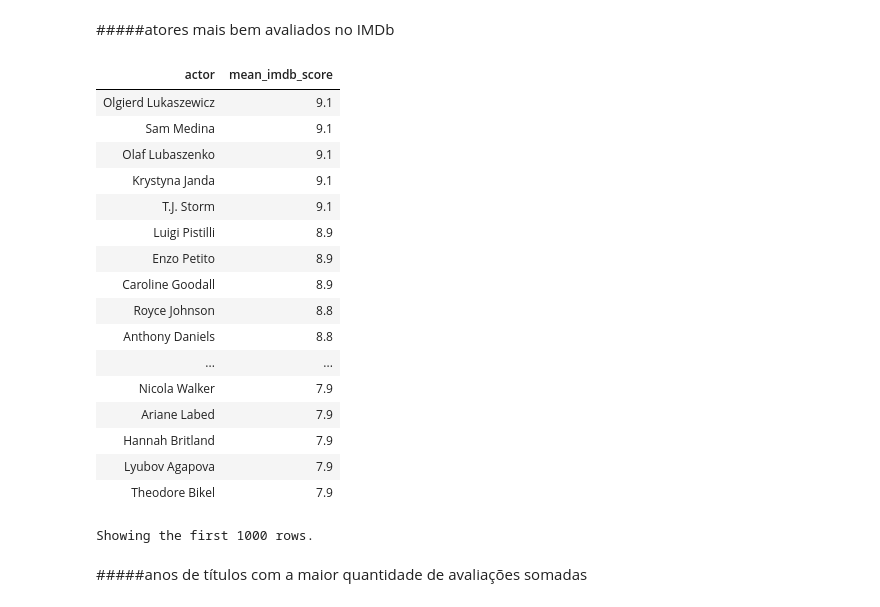
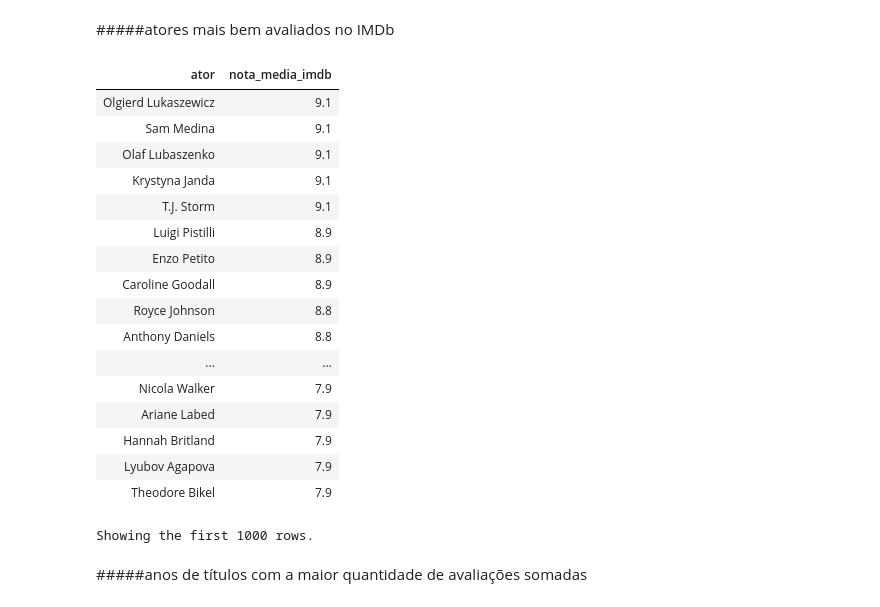
Before and after one commit to AldenisFranca/big_data1_ada, a Jupyter notebook: projeto_final_big_data.ipynb, the cells around one changed output. Cells and saved outputs as stored; diff of their text form; code cells hidden in the pictures.

```diff
--- a/projeto_final_big_data.ipynb
+++ b/projeto_final_big_data.ipynb
@@ -337,37 +337,37 @@ Showing the first 1000 rows.
     id_hashed,
     actor_2_name
   from
     df_cast
   where
     actor_2_name is not null
   union
   select
     id_hashed,
     actor_3_name
   from
     df_cast
   where
     actor_3_name is not null
 ),
 reviews_table as (
   select
     id_hashed as id_2,
     imdb_score
   from
     df_reviews
 )
 select
-  actor,
-  round(sum(imdb_score) / count(imdb_score), 1) as mean_imdb_score
+  actor as ator,
+  round(sum(imdb_score) / count(imdb_score), 1) as nota_media_imdb
 from
   actor_table
   inner join reviews_table on actor_table.id_1 = reviews_table.id_2
 group by
   actor
 order by
-  mean_imdb_score desc
+  nota_media_imdb desc
 # %% [output]
-| actor | mean_imdb_score |
+| ator | nota_media_imdb |
 | Olgierd Lukaszewicz | 9.1 |
 | Sam Medina | 9.1 |
 | Olaf Lubaszenko | 9.1 |
```
Also changed, not shown: parts of 2 cells of this notebook.
